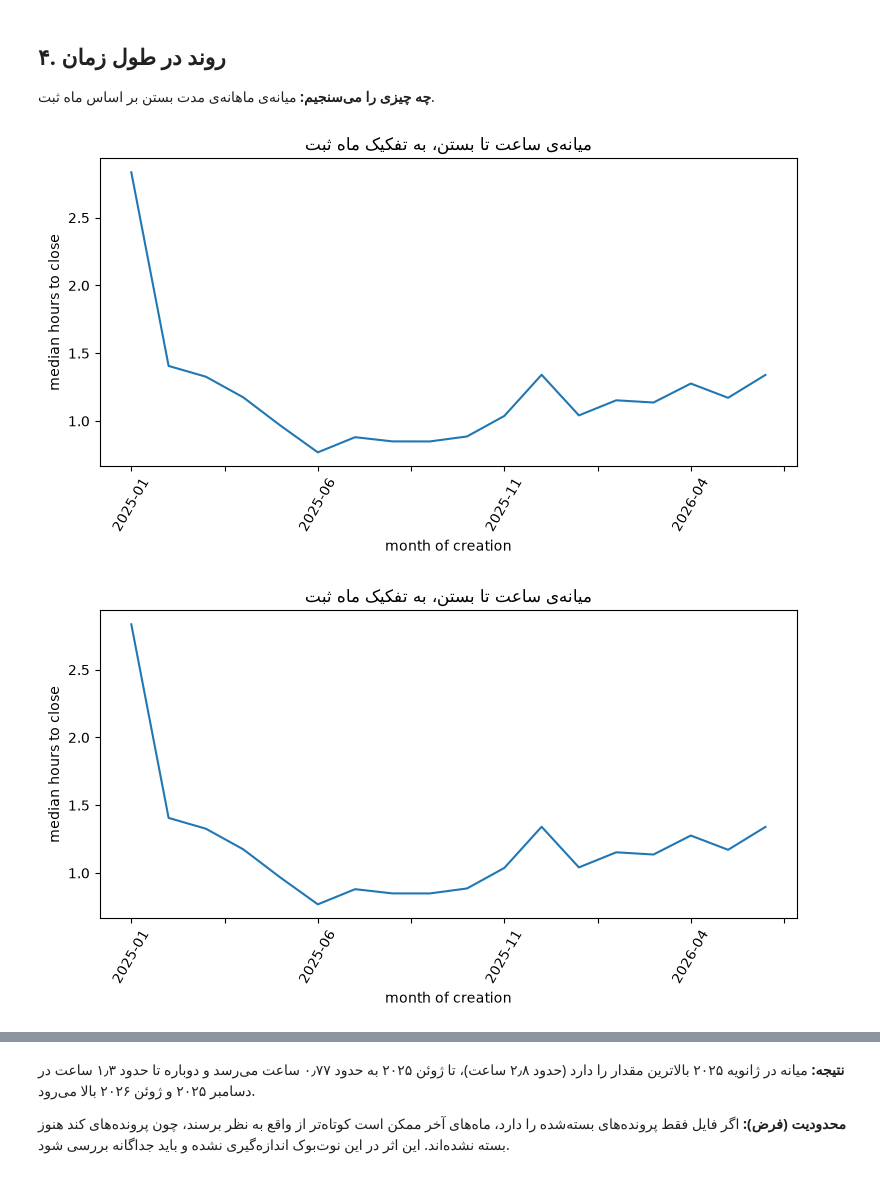
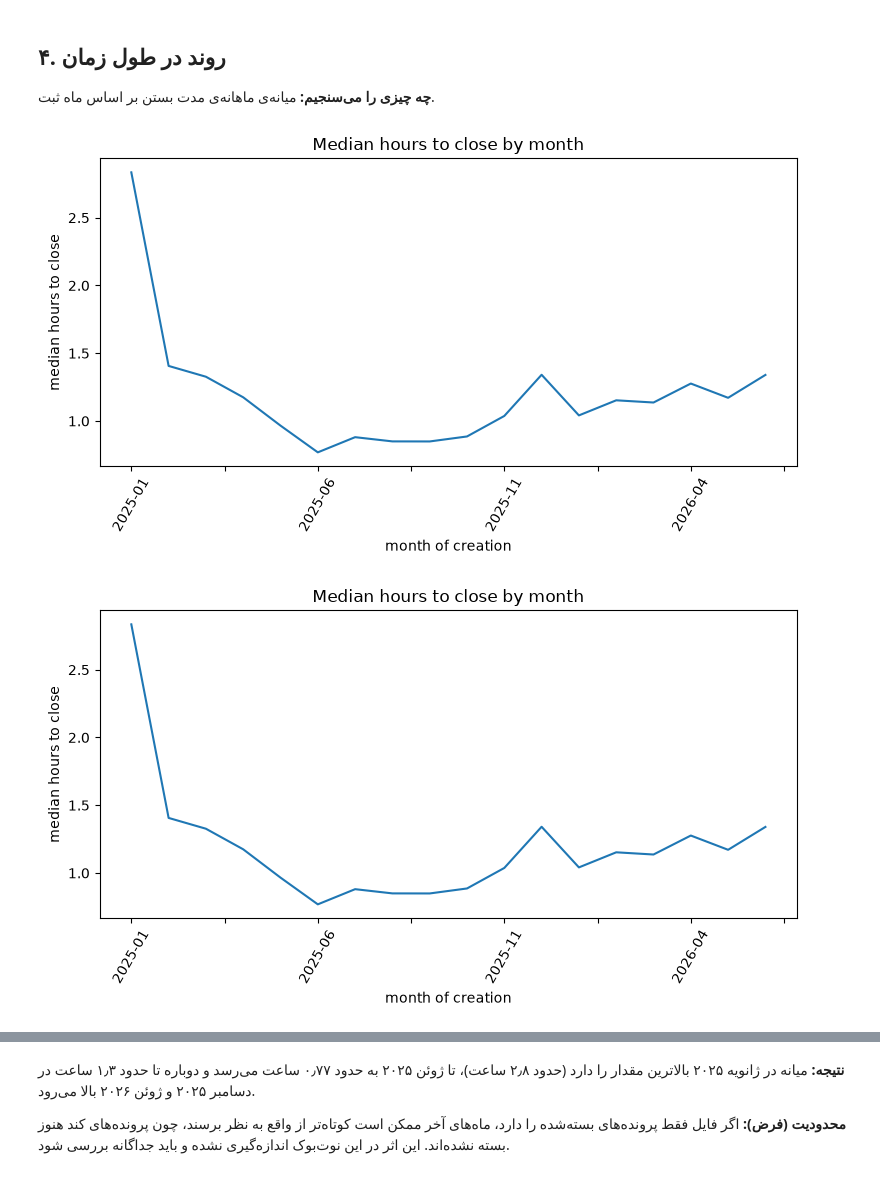
Before and after one commit to KiarashAkbari/ML-CHALLENGE, a Jupyter notebook: term-3/answers/stage-1-kiarash-akbari/solution.ipynb, the cells around one changed output, grey strips where cells are left out. Cells and saved outputs as stored; diff of their text form; code cells hidden in the pictures.

```diff
--- a/term-3/answers/stage-1-kiarash-akbari/solution.ipynb
+++ b/term-3/answers/stage-1-kiarash-akbari/solution.ipynb
@@ -113,10 +113,10 @@ a.plot_median_by(by_borough, "میانه‌ی ساعت تا بستن، بر اس
 **چه چیزی را می‌سنجیم:** میانه‌ی ماهانه‌ی مدت بستن بر اساس ماه ثبت.
 # %%
 trend = a.monthly_median(df)
-a.plot_monthly_trend(trend, "میانه‌ی ساعت تا بستن، به تفکیک ماه ثبت")
+a.plot_monthly_trend(trend, "Median hours to close by month")
 # %% [output]
-[figure, old version]
+[figure, new version]
-[figure, old version]
+[figure, new version]
 # %%
 trend.round(3)
 # %% [output]
```
Also changed, not shown: parts of 2 cells of this notebook, 1 other file.
